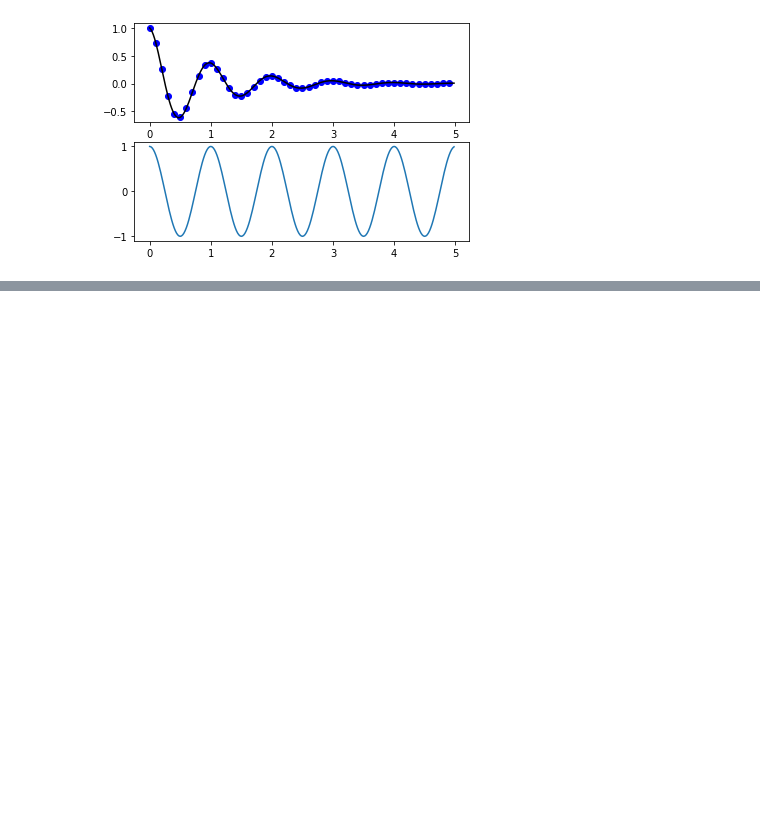
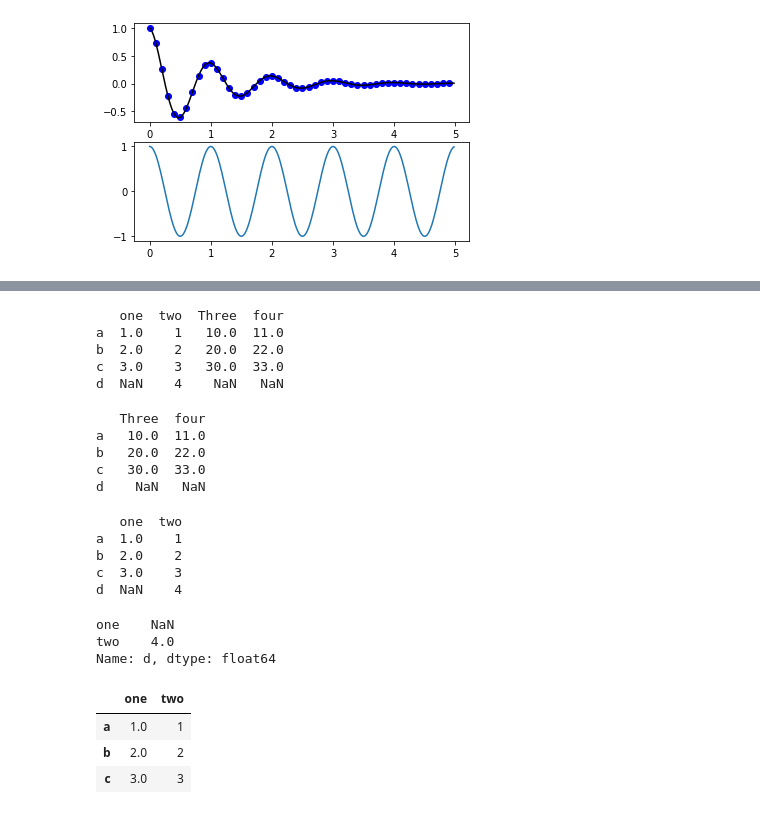
Before and after one commit to PazSheimy/REU-Python, a Jupyter notebook: DataScienceTools.ipynb, the cells around one changed output, grey strips where cells are left out. Cells and saved outputs as stored; diff of their text form; code cells hidden in the pictures; blank space fills up the shorter version.

```diff
--- a/DataScienceTools.ipynb
+++ b/DataScienceTools.ipynb
@@ -100,0 +173,5 @@ plt.plot(t2,np.cos(2*np.pi*t2)), 'r--'
+# %%
+data = {'one':pd.Series([1,2,3], index = ['a','b','c']),'two':pd.Series([1,2,3,4], index=['a','b','c','d'])}
+df = pd.DataFrame(data)
+print(df)
+print(df['one'])
@@ -100,0 +208,9 @@ plt.plot(t2,np.cos(2*np.pi*t2)), 'r--'
+# %%
+df['four']= df['one']+df['Three']
+print(df)
+# %% [output]
+   one  two  Three  four
+a  1.0    1   10.0  11.0
+b  2.0    2   20.0  22.0
+c  3.0    3   30.0  33.0
+d  NaN    4    NaN   NaN
@@ -100,0 +220,33 @@ plt.plot(t2,np.cos(2*np.pi*t2)), 'r--'
+# %%
+df.pop('two')
+print(df)
+# %% [output]
+   Three  four
+a   10.0  11.0
+b   20.0  22.0
+c   30.0  33.0
+d    NaN   NaN
+# %%
+df = pd.DataFrame(data)
+print(df)
+# %% [output]
+   one  two
+a  1.0    1
+b  2.0    2
+c  3.0    3
+d  NaN    4
+# %%
+#add a new column
+df.loc['d']
+# %% [output]
+one    NaN
+two    4.0
+Name: d, dtype: float64
+# %%
+#to delete a row
+df.drop(labels = ['d'])
+# %% [output]
+|  | one | two |
+| a | 1.0 | 1 |
+| b | 2.0 | 2 |
+| c | 3.0 | 3 |
```
Also changed, not shown: parts of 12 cells of this notebook.
